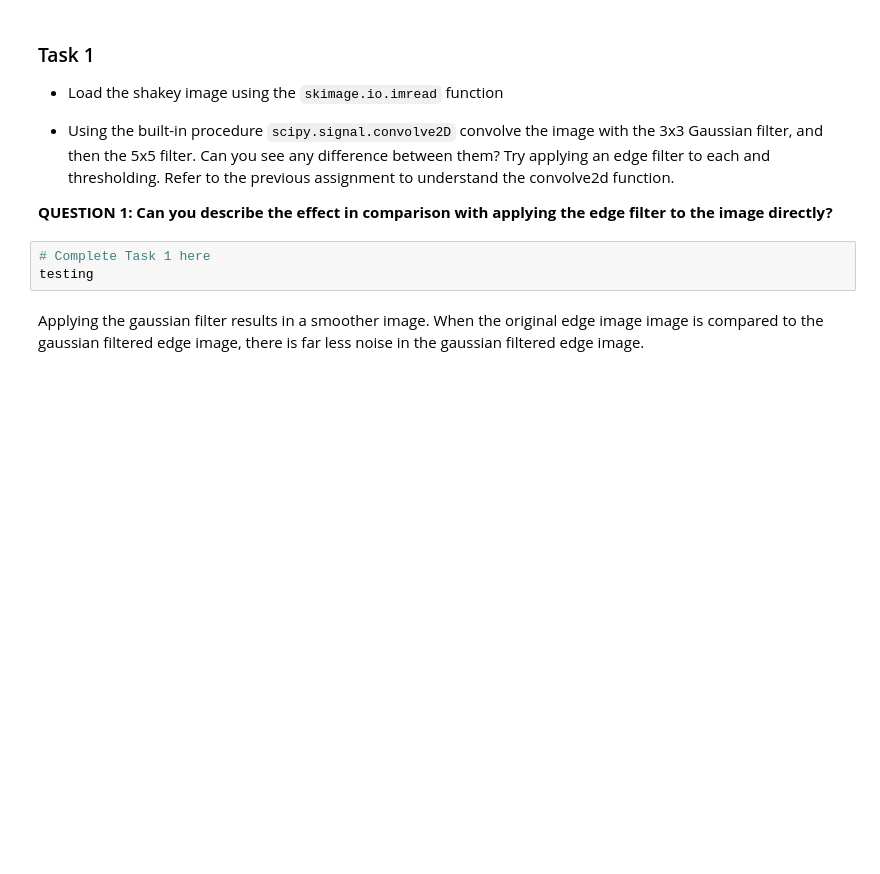
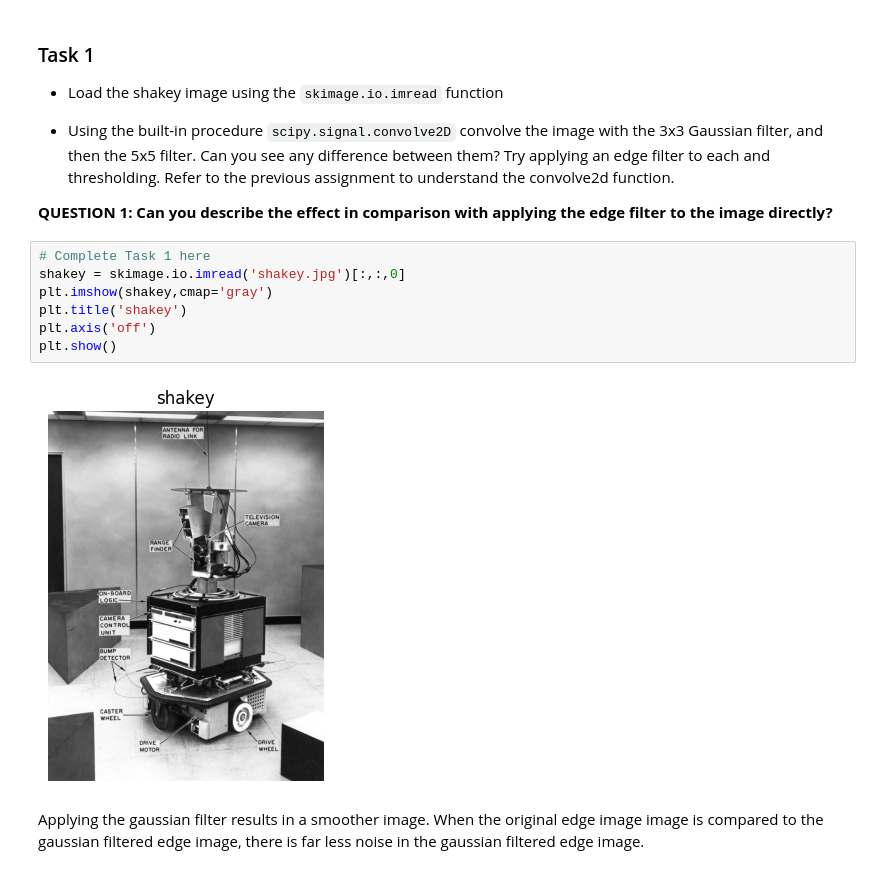
Before and after one commit to variable-21/ComputerVisionLabs, a Jupyter notebook: lab2.ipynb, the cells around one changed output. Drawn from its saved outputs; the diff is of its cells as text; blank space fills up the shorter version.

````diff
--- a/lab2.ipynb
+++ b/lab2.ipynb
@@ -21,9 +21,15 @@ from utils import show_rgb_image, show_binary_image, sample_gaussian, zero_cross
 - Using the built-in procedure ```scipy.signal.convolve2D``` convolve the image with the 3x3 Gaussian filter, and then the 5x5 filter. Can you see any difference between them? Try applying an edge filter to each and thresholding. Refer to the previous assignment to understand the convolve2d function.
 
 **QUESTION 1: Can you describe the effect in comparison with applying the edge filter to the image directly?**
-# %%
-# Complete Task 1 here
-testing
+# %%
+# Complete Task 1 here
+shakey = skimage.io.imread('shakey.jpg')[:,:,0]
+plt.imshow(shakey,cmap='gray')
+plt.title('shakey')
+plt.axis('off')
+plt.show()
+# %% [output]
+[figure, added]
 # %% [markdown]
 Applying the gaussian filter results in a smoother image. When the original edge image image is compared to the gaussian filtered edge image, there is far less noise in the gaussian filtered edge image.
 # %% [markdown]
````
